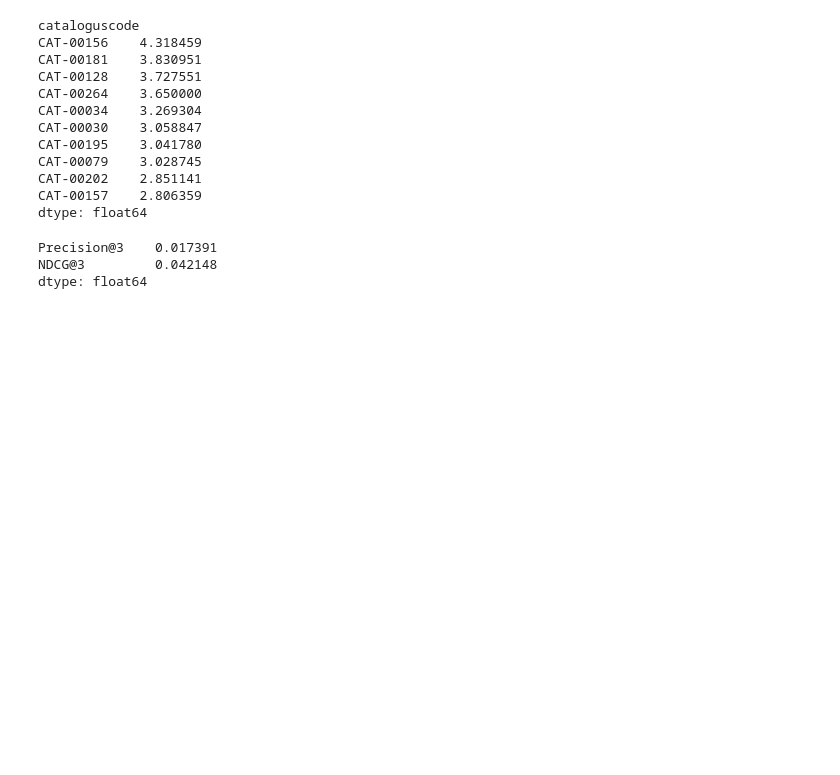
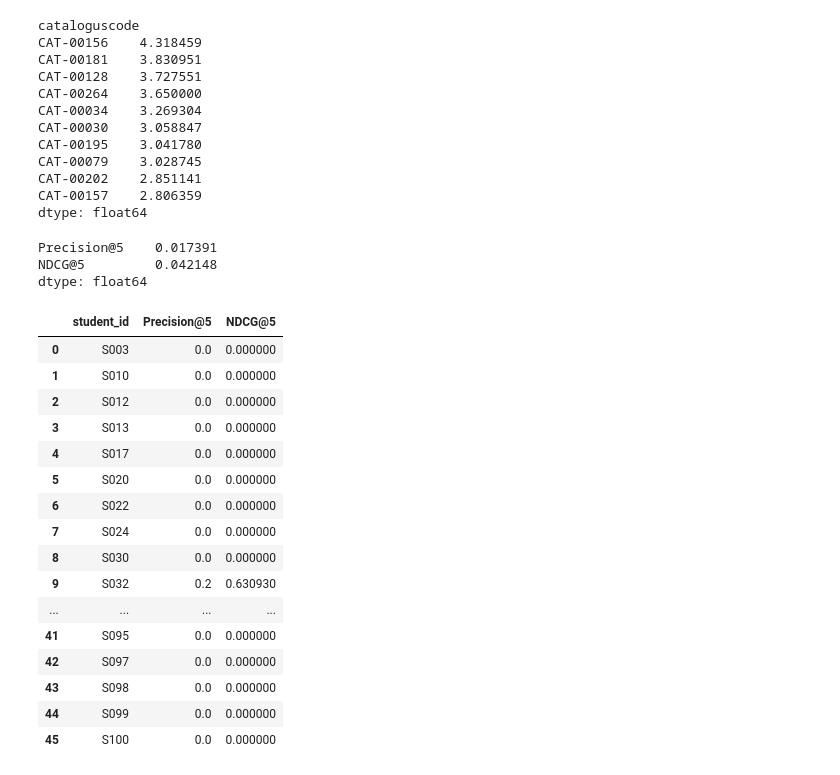
Before and after one commit to merijn1222/2.2Notebooks, a Jupyter notebook: NLP.ipynb, the cells around one changed output. Drawn from its saved outputs; the diff is of its cells as text; code cells hidden in the pictures; blank space fills up the shorter version.

```diff
--- a/NLP.ipynb
+++ b/NLP.ipynb
@@ -281,0 +280,4 @@ intdf = pd.read_csv("./dataset/cleaned_Interacties.csv")
+# %%
+intdf = pd.read_csv("./dataset/cleaned_Interacties.csv")
+
+intdf['intscore'] = intdf['beoordeling']
@@ -558,42 +652,69 @@ def recommend(user_id, k=3):
     return predicted[unseen & (support >= 2)].nlargest(k).index.tolist()
 
 
 # Definieer vooraf wat je als een relevante interactie ziet.
 # 4.0 is een startpunt op jouw intscore-schaal; pas dit aan als dat beter
 # aansluit bij jouw definitie van "interessant".
 relevant_items = (
     test.loc[test["intscore"] >= 4.0]
     .groupby("student_id")["cataloguscode"]
     .apply(set)
 )
 
 results = []
 k = 5
 
-for user_id, relevant in relevant_items.items():
-    recs = recommend(user_id, k=k)
-    hits = [item in relevant for item in recs]
+for student_id, relevant in relevant_items.items():
+    try:
+        recommendations = recommend(student_id, k=k)
+    except (KeyError, ValueError):
+        recommendations = []
 
-    precision_at_3 = sum(hits) / k
+    hits = [item in relevant for item in recommendations[:k]]
 
+    # Precision@5: aandeel relevante materialen in de top 5.
+    precision_at_5 = sum(hits) / k
+
+    # NDCG@5: relevante materialen hoger in de lijst krijgen meer gewicht.
     dcg = sum(
         1 / np.log2(rank + 1)
         for rank, is_relevant in enumerate(hits, start=1)
         if is_relevant
     )
     ideal_hits = min(k, len(relevant))
-    idcg = sum(1 / np.log2(rank + 1) for rank in range(1, ideal_hits + 1))
-    ndcg_at_3 = dcg / idcg if idcg else 0
+    idcg = sum(
+        1 / np.log2(rank + 1)
+        for rank in range(1, ideal_hits + 1)
+    )
+    ndcg_at_5 = dcg / idcg if idcg else 0.0
 
     results.append({
-        "student_id": user_id,
-        "Precision@3": precision_at_3,
-        "NDCG@3": ndcg_at_3,
+        "student_id": student_id,
+        "Precision@5": precision_at_5,
+        "NDCG@5": ndcg_at_5,
     })
 
 scores = pd.DataFrame(results)
-print(scores[["Precision@3", "NDCG@3"]].mean())
+print(scores[["Precision@5", "NDCG@5"]].mean())
+display(scores)
 # %% [output]
-Precision@3    0.017391
-NDCG@3         0.042148
+Precision@5    0.017391
+NDCG@5         0.042148
 dtype: float64
+|  | student_id | Precision@5 | NDCG@5 |
+| 0 | S003 | 0.0 | 0.000000 |
+| 1 | S010 | 0.0 | 0.000000 |
+| 2 | S012 | 0.0 | 0.000000 |
+| 3 | S013 | 0.0 | 0.000000 |
+| 4 | S017 | 0.0 | 0.000000 |
+| 5 | S020 | 0.0 | 0.000000 |
+| 6 | S022 | 0.0 | 0.000000 |
+| 7 | S024 | 0.0 | 0.000000 |
+| 8 | S030 | 0.0 | 0.000000 |
+| 9 | S032 | 0.2 | 0.630930 |
+| ... | ... | ... | ... |
+| 41 | S095 | 0.0 | 0.000000 |
+| 42 | S097 | 0.0 | 0.000000 |
+| 43 | S098 | 0.0 | 0.000000 |
+| 44 | S099 | 0.0 | 0.000000 |
+| 45 | S100 | 0.0 | 0.000000 |
```
Also changed, not shown: parts of 2 cells of this notebook.
